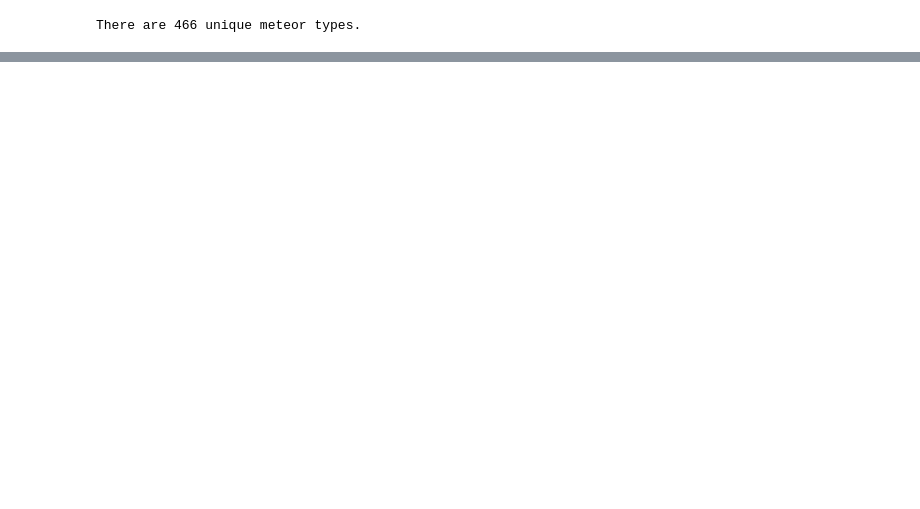
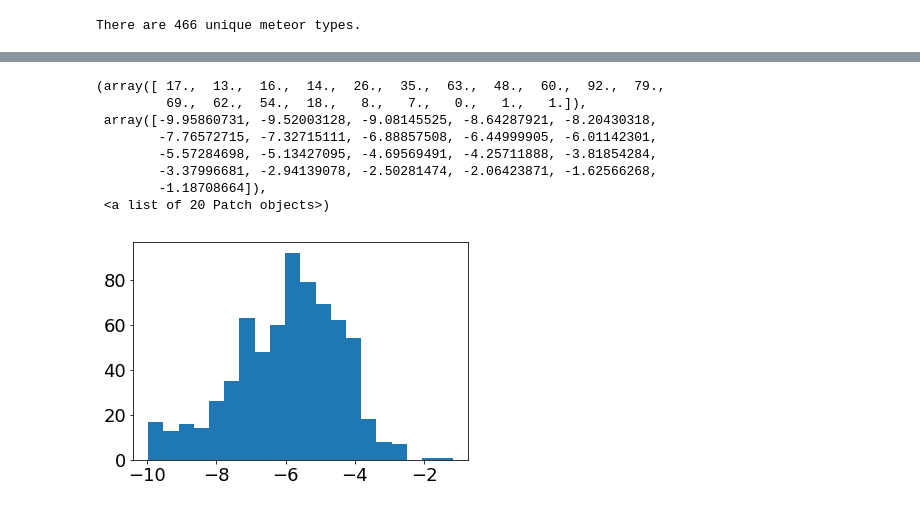
Before and after one commit to fcoba/Project-1, a Jupyter notebook: Coba_Project_1.ipynb, the cells around one changed output, grey strips where cells are left out. Drawn from its saved outputs; the diff is of its cells as text; code cells hidden in the pictures; blank space fills up the shorter version.

```diff
--- a/Coba_Project_1.ipynb
+++ b/Coba_Project_1.ipynb
@@ -106,0 +195,13 @@ Text(0.5,1,'Meteor Type Martian (nakhlite)')
+# %%
+x = asteroids['Cumulative Impact Probability']
+plt.hist(np.log10(x), bins=20)
+# %% [output]
+(array([ 17.,  13.,  16.,  14.,  26.,  35.,  63.,  48.,  60.,  92.,  79.,
+         69.,  62.,  54.,  18.,   8.,   7.,   0.,   1.,   1.]),
+ array([-9.95860731, -9.52003128, -9.08145525, -8.64287921, -8.20430318,
+        -7.76572715, -7.32715111, -6.88857508, -6.44999905, -6.01142301,
+        -5.57284698, -5.13427095, -4.69569491, -4.25711888, -3.81854284,
+        -3.37996681, -2.94139078, -2.50281474, -2.06423871, -1.62566268,
+        -1.18708664]),
+ <a list of 20 Patch objects>)
+[figure, added]
```
Also changed, not shown: parts of 28 cells of this notebook.
